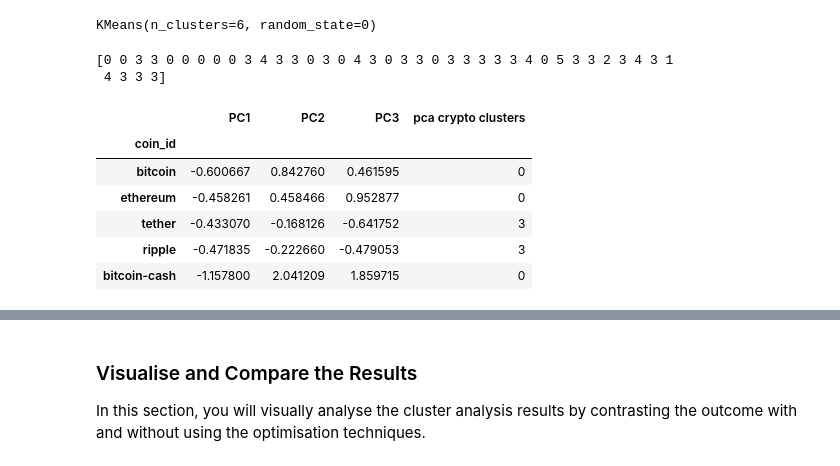
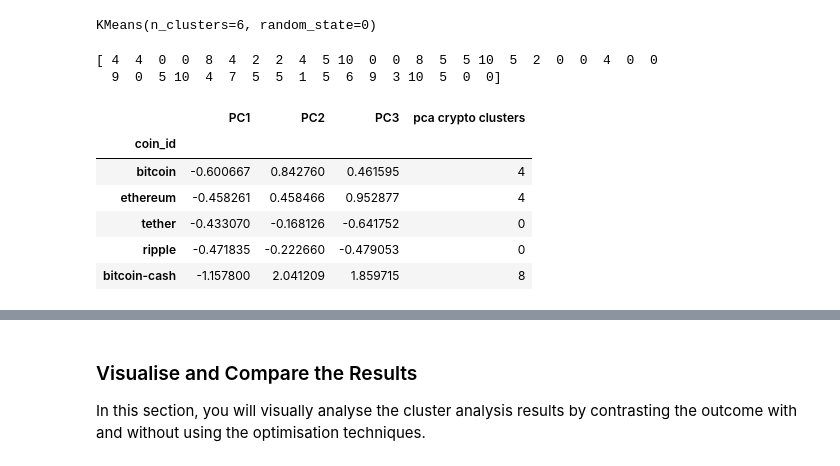
Before and after one commit to mhosseinf/Challenge19-CryptoClustering, a Jupyter notebook: CryptoClustering/Crypto_Clustering.ipynb, the cells around one changed output, grey strips where cells are left out. Drawn from its saved outputs; the diff is of its cells as text; code cells hidden in the pictures.

```diff
--- a/CryptoClustering/Crypto_Clustering.ipynb
+++ b/CryptoClustering/Crypto_Clustering.ipynb
@@ -163,7 +163,7 @@ k_model
 KMeans(n_clusters=6, random_state=0)
 # %%
 # Fit the K-Means model using the scaled data
-k_model.fit(df_market_data_scaled)
+k_model_original.fit(df_market_data_scaled)
 # %% [output]
 KMeans(n_clusters=6, random_state=0)
 # %%
@@ -321,38 +321,38 @@ elbow_plot_pca
 ### Cluster Cryptocurrencies with K-means Using the PCA Data
 # %%
 # Initialise the K-Means model using the best value for k
-model = KMeans(n_clusters=6, random_state=0)
+k_model_pca= KMeans(n_clusters=6, random_state=0)
 # %%
 # Fit the K-Means model using the PCA data
-model.fit(pca_market_data_df)
+k_model_pca.fit(pca_market_data_df)
 # %% [output]
 KMeans(n_clusters=6, random_state=0)
 # %%
 # Predict the clusters to group the cryptocurrencies using the PCA data
-pca_k6_crypto_clusters = model.predict(pca_market_data_df)
+crypto_clusters_pca = model.predict(pca_market_data_df)
 
 # Print the resulting array of cluster values.
-print(pca_k6_crypto_clusters)
+print(crypto_clusters_pca)
 # %% [output]
-[0 0 3 3 0 0 0 0 0 3 4 3 3 0 3 0 4 3 0 3 3 0 3 3 3 3 3 4 0 5 3 3 2 3 4 3 1
- 4 3 3 3]
+[ 4  4  0  0  8  4  2  2  4  5 10  0  0  8  5  5 10  5  2  0  0  4  0  0
+  9  0  5 10  4  7  5  5  1  5  6  9  3 10  5  0  0]
 # %%
 # Create a copy of the DataFrame with the PCA data
 pca_market_data_predictions_df = pca_market_data_df.copy()
 
 # Add a new column to the DataFrame with the predicted clusters
-pca_market_data_predictions_df['pca crypto clusters'] = pca_k6_crypto_clusters
+pca_market_data_predictions_df['pca crypto clusters'] = crypto_clusters_pca
 
 # Display sample data
 pca_market_data_predictions_df.head()
 # %% [output]
 |  | PC1 | PC2 | PC3 | pca crypto clusters |
 | coin_id |  |  |  |  |
-| bitcoin | -0.600667 | 0.842760 | 0.461595 | 0 |
-| ethereum | -0.458261 | 0.458466 | 0.952877 | 0 |
-| tether | -0.433070 | -0.168126 | -0.641752 | 3 |
-| ripple | -0.471835 | -0.222660 | -0.479053 | 3 |
-| bitcoin-cash | -1.157800 | 2.041209 | 1.859715 | 0 |
+| bitcoin | -0.600667 | 0.842760 | 0.461595 | 4 |
+| ethereum | -0.458261 | 0.458466 | 0.952877 | 4 |
+| tether | -0.433070 | -0.168126 | -0.641752 | 0 |
+| ripple | -0.471835 | -0.222660 | -0.479053 | 0 |
+| bitcoin-cash | -1.157800 | 2.041209 | 1.859715 | 8 |
 # %%
 # Create a scatter plot using hvPlot by setting
 # `x="PC1"` and `y="PC2"`.
```
Also changed, not shown: parts of 7 cells of this notebook, 1 other file.
